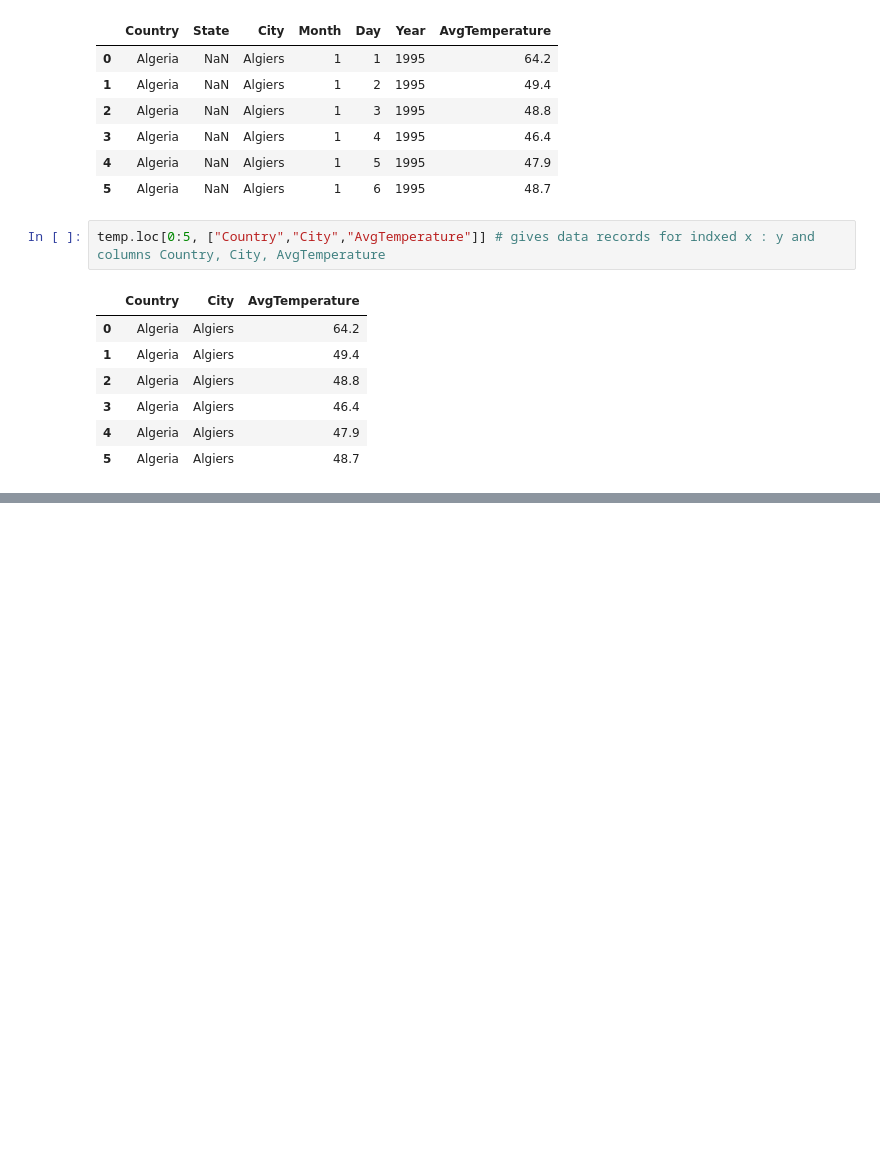
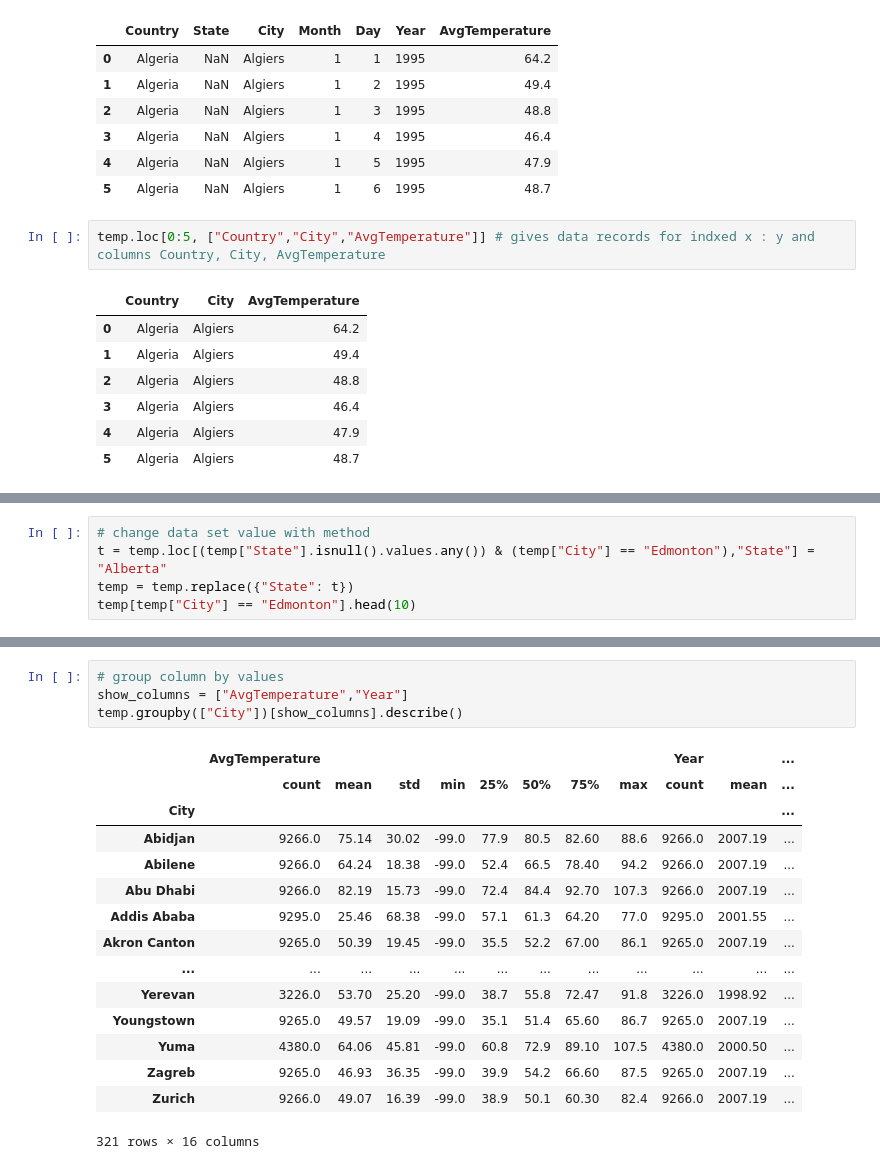
Before and after one commit to kuzicnenad/data-engineering-exam, a Jupyter notebook: final-project.ipynb, the cells around one changed output, grey strips where cells are left out. Drawn from its saved outputs; the diff is of its cells as text; blank space fills up the shorter version.

```diff
--- a/final-project.ipynb
+++ b/final-project.ipynb
@@ -210,0 +221,5 @@ temp[temp["City"].apply(lambda city: city[:3] == "Cal")].head(20) # Lambda funct
+# %%
+# change data set value with method
+t = temp.loc[(temp["State"].isnull().values.any()) & (temp["City"] == "Edmonton"),"State"] = "Alberta"
+temp = temp.replace({"State": t})
+temp[temp["City"] == "Edmonton"].head(10)
@@ -210,0 +238,20 @@ temp[temp["City"].apply(lambda city: city[:3] == "Cal")].head(20) # Lambda funct
+# %%
+# group column by values
+show_columns = ["AvgTemperature","Year"]
+temp.groupby(["City"])[show_columns].describe()
+# %% [output]
+|  | AvgTemperature |  |  |  |  |  |  |  | Year |  | ... |
+|  | count | mean | std | min | 25% | 50% | 75% | max | count | mean | ... |
+| City |  |  |  |  |  |  |  |  |  |  | ... |
+| Abidjan | 9266.0 | 75.14 | 30.02 | -99.0 | 77.9 | 80.5 | 82.60 | 88.6 | 9266.0 | 2007.19 | ... |
+| Abilene | 9266.0 | 64.24 | 18.38 | -99.0 | 52.4 | 66.5 | 78.40 | 94.2 | 9266.0 | 2007.19 | ... |
+| Abu Dhabi | 9266.0 | 82.19 | 15.73 | -99.0 | 72.4 | 84.4 | 92.70 | 107.3 | 9266.0 | 2007.19 | ... |
+| Addis Ababa | 9295.0 | 25.46 | 68.38 | -99.0 | 57.1 | 61.3 | 64.20 | 77.0 | 9295.0 | 2001.55 | ... |
+| Akron Canton | 9265.0 | 50.39 | 19.45 | -99.0 | 35.5 | 52.2 | 67.00 | 86.1 | 9265.0 | 2007.19 | ... |
+| ... | ... | ... | ... | ... | ... | ... | ... | ... | ... | ... | ... |
+| Yerevan | 3226.0 | 53.70 | 25.20 | -99.0 | 38.7 | 55.8 | 72.47 | 91.8 | 3226.0 | 1998.92 | ... |
+| Youngstown | 9265.0 | 49.57 | 19.09 | -99.0 | 35.1 | 51.4 | 65.60 | 86.7 | 9265.0 | 2007.19 | ... |
+| Yuma | 4380.0 | 64.06 | 45.81 | -99.0 | 60.8 | 72.9 | 89.10 | 107.5 | 4380.0 | 2000.50 | ... |
+| Zagreb | 9265.0 | 46.93 | 36.35 | -99.0 | 39.9 | 54.2 | 66.60 | 87.5 | 9265.0 | 2007.19 | ... |
+| Zurich | 9266.0 | 49.07 | 16.39 | -99.0 | 38.9 | 50.1 | 60.30 | 82.4 | 9266.0 | 2007.19 | ... |
+321 rows × 16 columns
```
Also changed, not shown: parts of 3 cells of this notebook.
